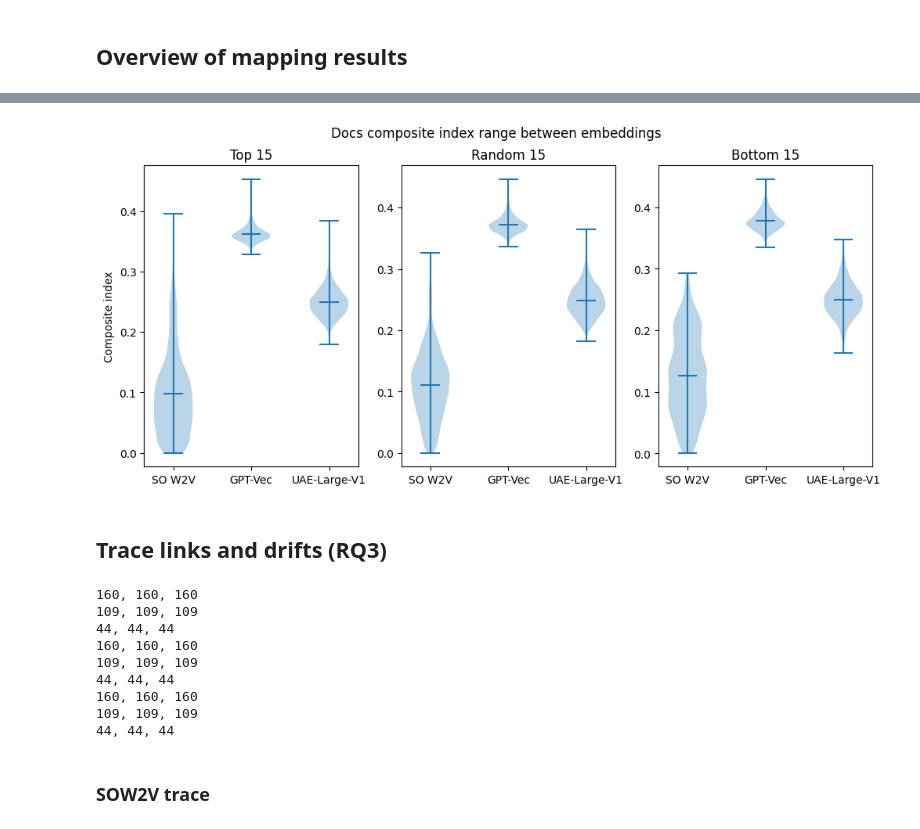
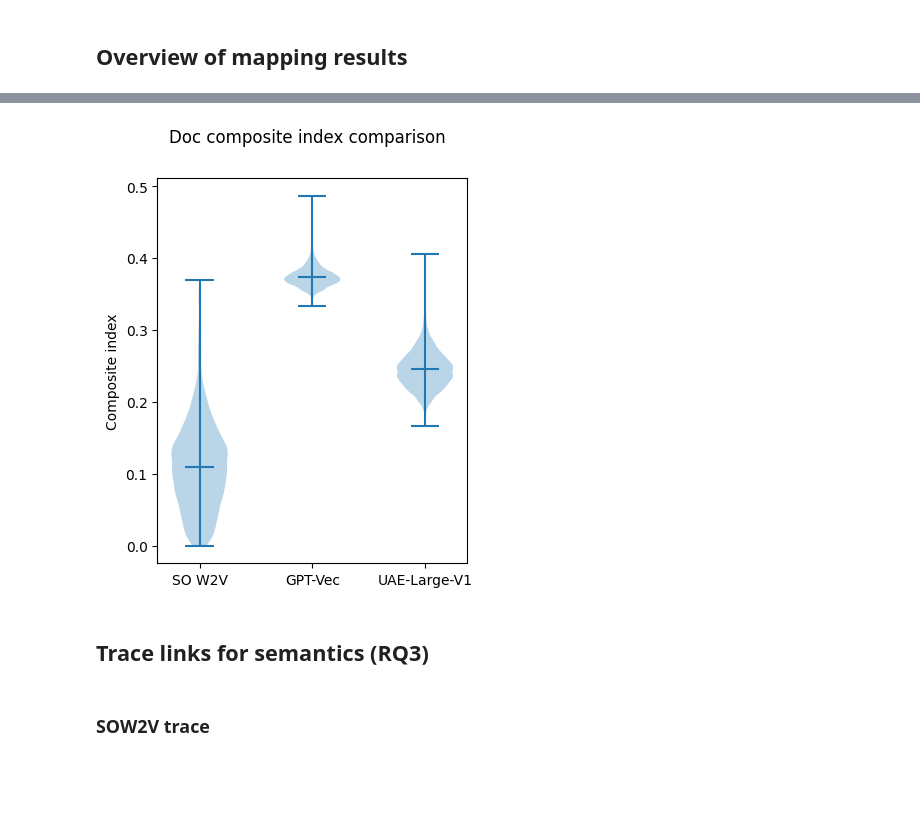
Before and after one commit to zakipauzi/concept-domain-coverage, a Jupyter notebook: 3_mapping.ipynb, the cells around one changed output, grey strips where cells are left out. Cells and saved outputs as stored; diff of their text form; code cells hidden in the pictures; blank space fills up the shorter version.

```diff
--- a/3_mapping.ipynb
+++ b/3_mapping.ipynb
@@ -834,28 +838,18 @@ fig.set_size_inches(12, 5)
 # %%
-fig, (ax1, ax2, ax3) = plt.subplots(1, 3)
-fig.suptitle("Docs composite index range between embeddings")
+fig, (ax1) = plt.subplots(1, 1)
+fig.suptitle("Doc composite index comparison")
 
-ax1.violinplot(nested_med_code, positions=range(len(nested_med_code)), showmeans=True)
+ax1.violinplot(nested_top_doc, positions=range(len(nested_top_doc)), showmeans=True)
 # ax1.xlabel("Embedding model")
 ax1.set_ylabel("Composite index")
 ax1.set_xticks(ticks=[0,1,2], labels=["SO W2V", "GPT-Vec", "UAE-Large-V1"])
-ax1.set_title('Top 15')
 
-ax2.violinplot(nested_med_doc, positions=range(len(nested_med_doc)), showmeans=True)
-# ax2.xlabel("Embedding model")
-# ax2.ylabel("Composite index")
-ax2.set_xticks(ticks=[0,1,2], labels=["SO W2V", "GPT-Vec", "UAE-Large-V1"])
-ax2.set_title('Random 15')
+fig.set_size_inches(4, 5)
 
-ax3.violinplot(nested_btm_doc, positions=range(len(nested_btm_doc)), showmeans=True)
-# ax3.xlabel("Embedding model")
-# ax3.ylabel("Composite index")
-ax3.set_xticks(ticks=[0,1,2], labels=["SO W2V", "GPT-Vec", "UAE-Large-V1"])
-ax3.set_title('Bottom 15')
 
-fig.set_size_inches(12, 5)
+plt.show()
 # %% [output]
-[figure, old version]
+[figure, new version]
 # %% [markdown]
-## Trace links and drifts (RQ3)
+## Trace links for semantics (RQ3)
 # %%
@@ -901,27 +895,6 @@ def compare_ci_trace(left_df, right_df):
     merged_df = merged_df.sort_values(by='diff', ascending=True).reset_index(drop=True)
     merged_df = merged_df.drop(columns=['a_50_b_50_x',	'a_50_b_50_y'])
     return merged_df
-# %%
-# check if we have equal lengths of pairwise to compare
-print(f"{len(top_sow2v_code)}, {len(top_sow2v_test)}, {len(top_sow2v_doc)}")
-print(f"{len(med_sow2v_code)}, {len(med_sow2v_test)}, {len(med_sow2v_doc)}")
-print(f"{len(btm_sow2v_code)}, {len(btm_sow2v_test)}, {len(btm_sow2v_doc)}")
-print(f"{len(top_gpt_code)}, {len(top_gpt_test)}, {len(top_gpt_doc)}")
-print(f"{len(med_gpt_code)}, {len(med_gpt_test)}, {len(med_gpt_doc)}")
-print(f"{len(btm_gpt_code)}, {len(btm_gpt_test)}, {len(btm_gpt_doc)}")
-print(f"{len(top_angle_code)}, {len(top_angle_test)}, {len(top_angle_doc)}")
-print(f"{len(med_angle_code)}, {len(med_angle_test)}, {len(med_angle_doc)}")
-print(f"{len(btm_angle_code)}, {len(btm_angle_test)}, {len(btm_angle_doc)}")
-# %% [output]
-160, 160, 160
-109, 109, 109
-44, 44, 44
-160, 160, 160
-109, 109, 109
-44, 44, 44
-160, 160, 160
-109, 109, 109
-44, 44, 44
 # %% [markdown]
 ### SOW2V trace
 # %%
```
Also changed, not shown: parts of 9 cells of this notebook, 5 other files.
